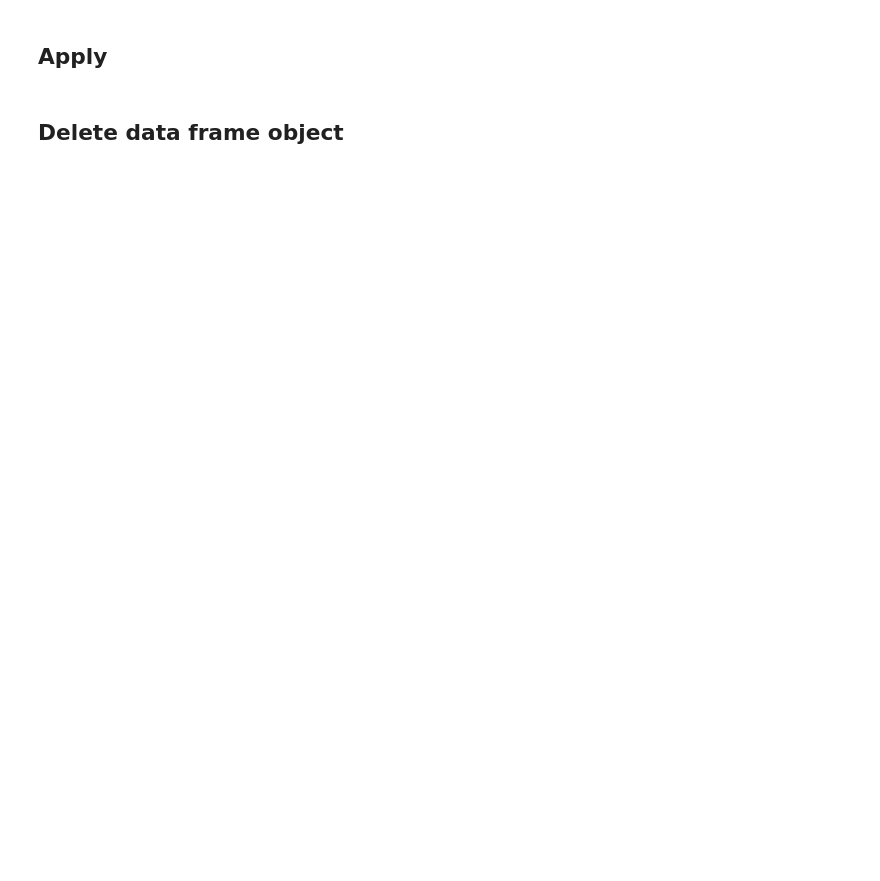
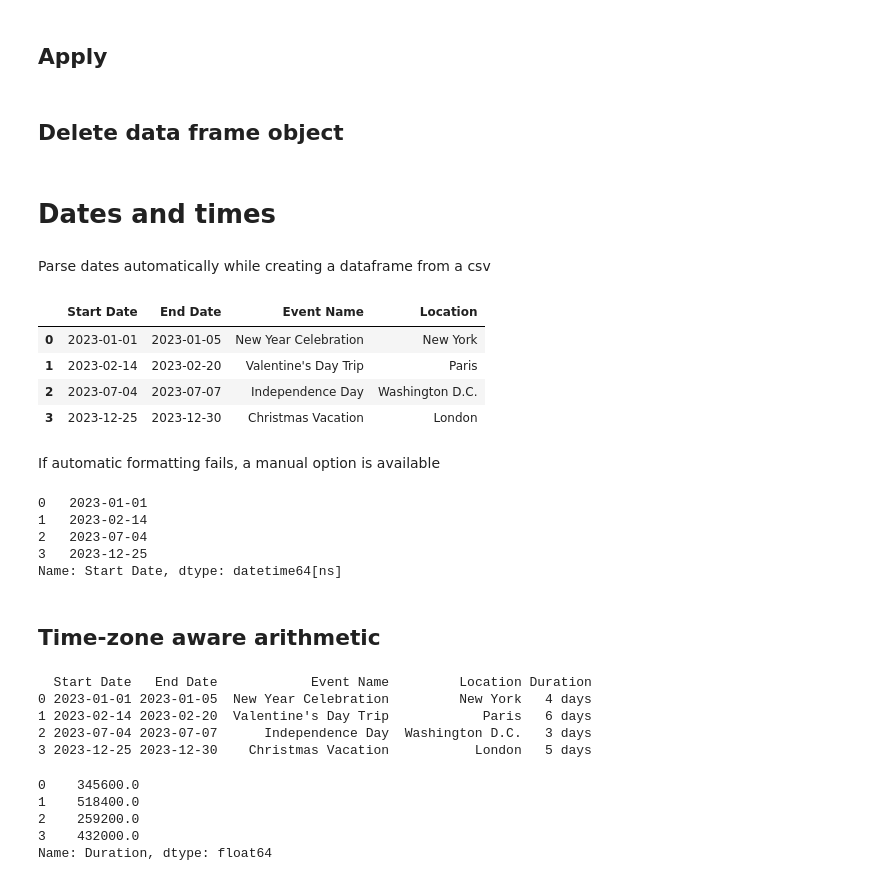
Before and after one commit to bodhichristian/python-basics, a Jupyter notebook: pandas/pandas.ipynb, the cells around one changed output. Cells and saved outputs as stored; diff of their text form; code cells hidden in the pictures; blank space fills up the shorter version.

Commit message:
Add notes on dateimes with pandas

```diff
--- a/pandas/pandas.ipynb
+++ b/pandas/pandas.ipynb
@@ -397,3 +403,52 @@ Total intl calls
 ## Delete data frame object
 # %%
 del df # delete data frame objet
+# %% [markdown]
+# Dates and times
+# %% [markdown]
+Parse dates automatically while creating a dataframe from a csv
+# %%
+import pandas as pd
+
+holidays = pd.read_csv('holidays.csv', parse_dates = ['Start Date', 'End Date']) # date-containing column names
+holidays
+# %% [output]
+|  | Start Date | End Date | Event Name | Location |
+| 0 | 2023-01-01 | 2023-01-05 | New Year Celebration | New York |
+| 1 | 2023-02-14 | 2023-02-20 | Valentine's Day Trip | Paris |
+| 2 | 2023-07-04 | 2023-07-07 | Independence Day | Washington D.C. |
+| 3 | 2023-12-25 | 2023-12-30 | Christmas Vacation | London |
+# %% [markdown]
+If automatic formatting fails, a manual option is available
+# %%
+holidays['Start Date'] = pd.to_datetime(holidays['Start Date'], format = '%Y-%m-%d')
+holidays['Start Date']
+# %% [output]
+0   2023-01-01
+1   2023-02-14
+2   2023-07-04
+3   2023-12-25
+Name: Start Date, dtype: datetime64[ns]
+# %% [markdown]
+## Time-zone aware arithmetic
+# %%
+holidays['Duration'] = holidays['End Date'] - holidays['Start Date']
+print(holidays)
+# %% [output]
+  Start Date   End Date            Event Name         Location Duration
+0 2023-01-01 2023-01-05  New Year Celebration         New York   4 days
+1 2023-02-14 2023-02-20  Valentine's Day Trip            Paris   6 days
+2 2023-07-04 2023-07-07      Independence Day  Washington D.C.   3 days
+3 2023-12-25 2023-12-30    Christmas Vacation           London   5 days
+# %%
+duration_in_seconds = holidays['Duration']\ # line continuation delimiter
+    .dt.total_seconds()\
+    .head(5)
+
+print(duration_in_seconds)
+# %% [output]
+0    345600.0
+1    518400.0
+2    259200.0
+3    432000.0
+Name: Duration, dtype: float64
```
Also changed, not shown: parts of 9 cells of this notebook, 1 other file.
